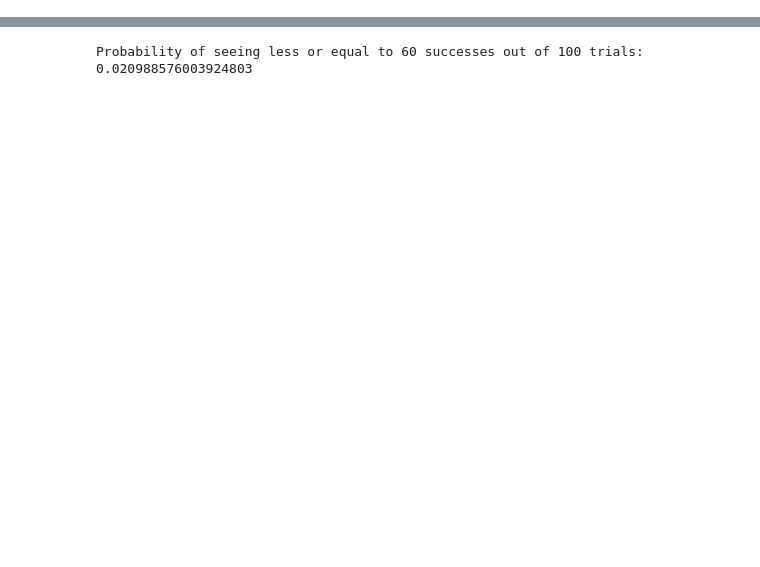
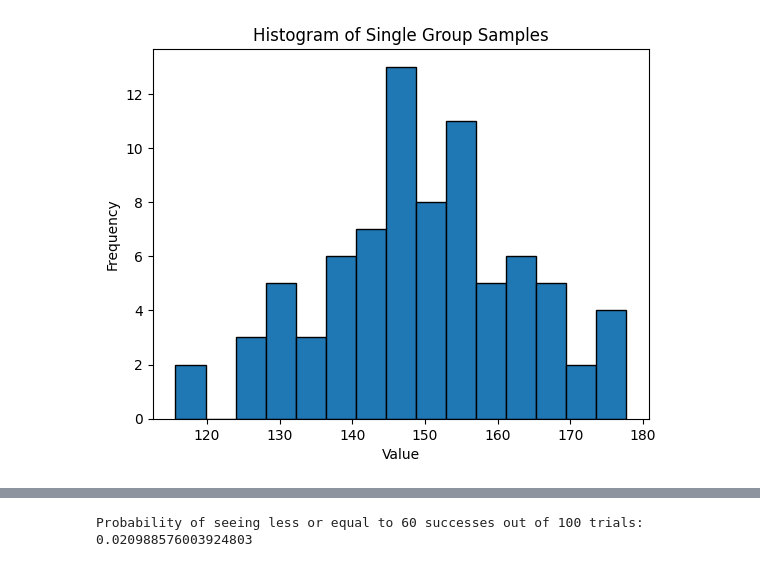
Before and after one commit to febse/stat2025, a Jupyter notebook: 14-Testing.ipynb, the cells around one changed output, grey strips where cells are left out. Drawn from its saved outputs; the diff is of its cells as text; code cells hidden in the pictures; blank space fills up the shorter version.

```diff
--- a/14-Testing.ipynb
+++ b/14-Testing.ipynb
@@ -45,0 +25,14 @@ It is cumbersome to calculate this sum by hand, so we will use the computer. In
+# %%
+import numpy as np
+import matplotlib.pyplot as plt
+
+np.random.seed(321)
+
+n = 80
+mu = 150
+sigma = 15
+
+mu_0 = 150
+
+single_group = np.random.normal(loc=mu, scale=sigma, size=n)
+single_group
@@ -45,0 +60,8 @@ It is cumbersome to calculate this sum by hand, so we will use the computer. In
+# %%
+plt.hist(single_group, bins=15, edgecolor='black')
+plt.title('Histogram of Single Group Samples')
+plt.xlabel('Value')
+plt.ylabel('Frequency')
+plt.show()
+# %% [output]
+[figure, added]
```
Also changed, not shown: parts of 30 cells of this notebook, 1 other file.
